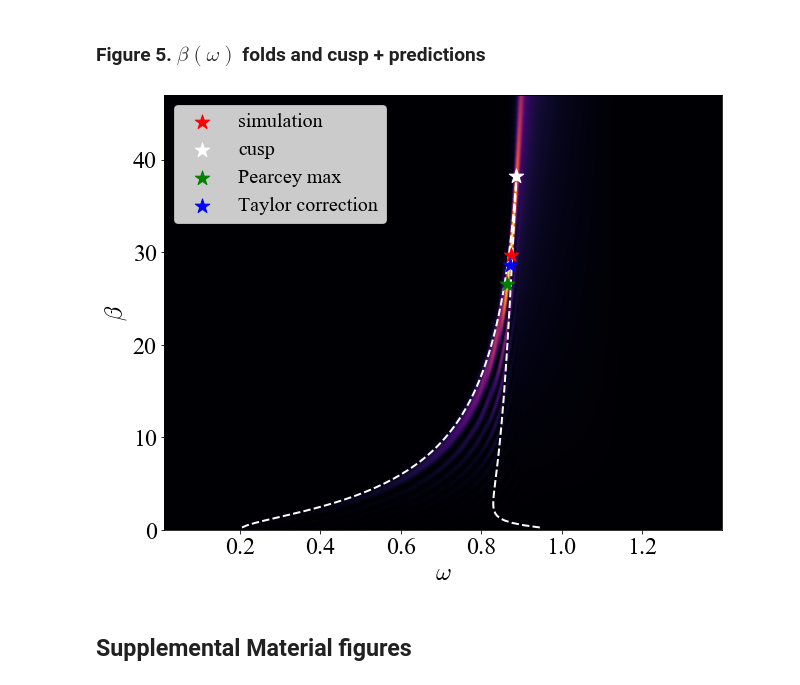
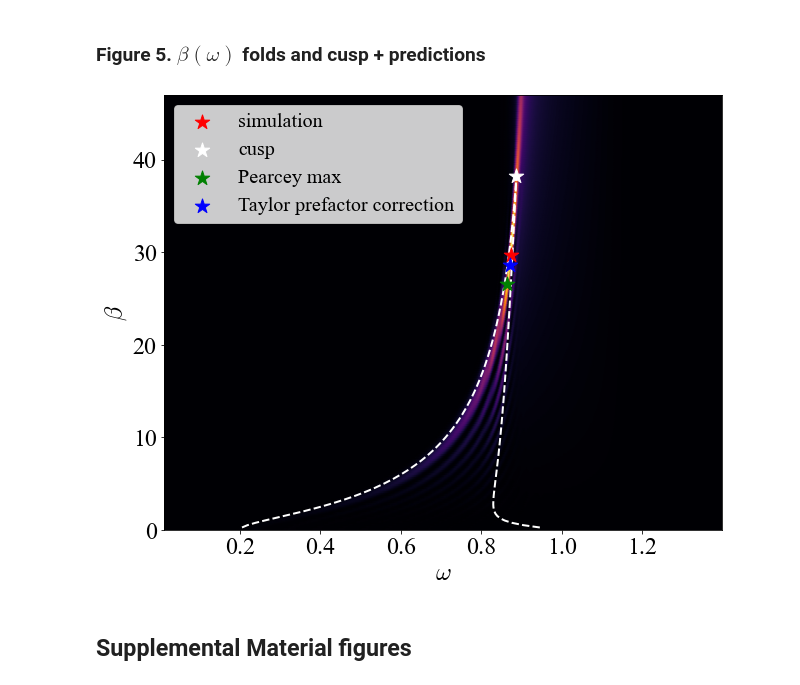
Before and after one commit to maxbalrog/optimal-chirp, a Jupyter notebook: plot_article_figures.ipynb, the cells around one changed output. Cells and saved outputs as stored; diff of their text form; code cells hidden in the pictures.

```diff
--- a/plot_article_figures.ipynb
+++ b/plot_article_figures.ipynb
@@ -75,6 +78,7 @@ N_ph_tau_6 = np.load(folder_optimal + '/N_ph.npy')
 N_ph_NCS_tau_6 = np.load(folder_optimal + '/N_ph_NCS.npy')
 N_ph_linear_tau_6 = np.load(folder_optimal + '/N_ph_linear.npy')
 N_ph_collimated_tau_6 = np.load(folder_optimal + '/N_ph_w_L_collimated.npy')
+N_ph_collimated_tau_6_NCS = np.load(folder_optimal + '/N_ph_w_L_collimated_NCS.npy')
 # %% [markdown]
 ### Figure 1. Spectral gauss laser pulses and their spectra for different chirp parameters
 # %%
@@ -117,7 +121,7 @@ for i in range(len(beta_arr)):
     A_mod = np.sqrt(A[0]**2 + A[1]**2)
     plt.subplot(2,3,i+1)
     plt.plot(eta_list[i], A[0], label='$A_x$')
-    plt.plot(eta_list[i], A[1], label='$A_y$')
+    # plt.plot(eta_list[i], A[1], label='$A_y$')
     plt.plot(eta_list[i], A_mod, label='$|A|$', color='black')
     plt.title(f'$\\beta = {beta_arr[i]}$', fontsize=26)
     if i == 0:
@@ -237,6 +241,7 @@ if tau == 6*np.pi:
     N_ph_linear = N_ph_linear_tau_6.copy()
     N_ph_NCS = N_ph_NCS_tau_6.copy()
     N_ph_collimated = N_ph_collimated_tau_6.copy()
+    N_ph_collimated_NCS = N_ph_collimated_tau_6_NCS.copy()
     Nmax_NCS = N_max_NCS_tau_6.copy()
 elif tau == 4*np.pi:
     a0_arr = a0_arr_tau_4.copy()
@@ -247,6 +252,15 @@ elif tau == 4*np.pi:
     beta_optimal = beta_optimal_tau_4.copy()
 
     Nmax_NCS = N_max_NCS_tau_4.copy()
+elif tau == 2*np.pi:
+    a0_arr = a0_arr_tau_2.copy()
+    beta_arr = beta_arr_tau_2.copy()
+    beta_arr_th = beta_arr_th_tau_2
+    N_max_beta_a0 = N_max_beta_a0_tau_2.copy()
+    a0_arr_th = a0_arr_th_tau_2.copy()
+    beta_optimal = beta_optimal_tau_2.copy()
+
+    Nmax_NCS = N_max_NCS_tau_2.copy()
 
 beta_cusp, _ = solve_cusp_equation_for_a0_arr(beta_arr_th, a0_arr, tau)
 beta_Pe, w_Pe, _ = solve_Pearcey_max_equation_for_a0_arr(beta_arr_th, a0_arr, tau)
@@ -437,27 +524,27 @@ beta_left, w_left, beta_right, w_right = calculate_fold_left_right(beta_arr, a0,
 # %%
 fig, ax = plt.subplots(figsize=(10,8))
 plt.pcolormesh(w_a0_list[idx], beta_arr, N_ph_a0_list[idx],
                cmap='inferno', shading='gouraud')
 
 # plt.plot(w_fold, beta_fold, '.', color='white', markersize=2, zorder=1)
 plt.plot(w_left, beta_left, '--', color='white', linewidth=2, zorder=1)
 plt.plot(w_right, beta_right, '--', color='white', linewidth=2, zorder=1)
 
 plt.scatter(w_a0_list[idx][idx_w[0]], beta_arr[idx_beta[0]], color='red', marker='*', s=230, zorder=2, label='simulation')
 plt.scatter(w_cusp[idx], beta_cusp[idx], color='white', marker='*', s=230, zorder=2, label='cusp')
 plt.scatter(w_Pe[idx], beta_Pe[idx], color='green', marker='*', s=230, zorder=2, label='Pearcey max')
-plt.scatter(w_Taylor[idx], beta_Taylor[idx], color='blue', marker='*', s=230, zorder=2, label='Taylor correction')
+plt.scatter(w_Taylor[idx], beta_Taylor[idx], color='blue', marker='*', s=230, zorder=2, label='Taylor prefactor correction')
 
 ax.set_ylim([0.,47.])
 # plt.title('$a_0 = {}$'.format(a0_arr_tau_6[idx]), fontsize=20)
 plt.xlabel('$\omega$', fontsize=24)
 plt.ylabel('$\\beta$', fontsize=24)
 plt.xticks(fontsize=24)
 plt.yticks(fontsize=24)
 plt.legend(loc='best', fontsize=20)
 plt.show()
 # %% [output]
-[figure, old version]
+[figure, new version]
 # %% [markdown]
 ## Supplemental Material figures
 # %% [markdown]
```
Also changed, not shown: parts of 7 cells of this notebook, 3 other files.
